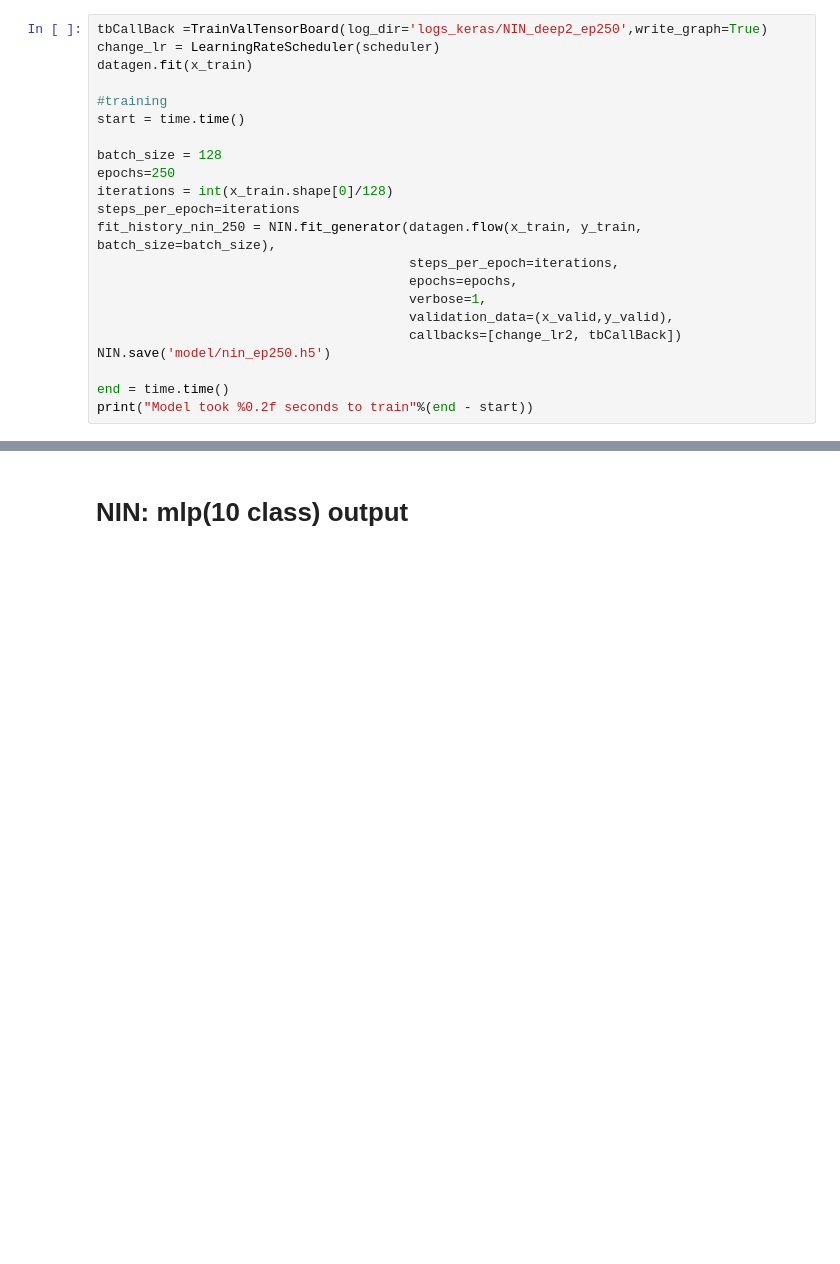
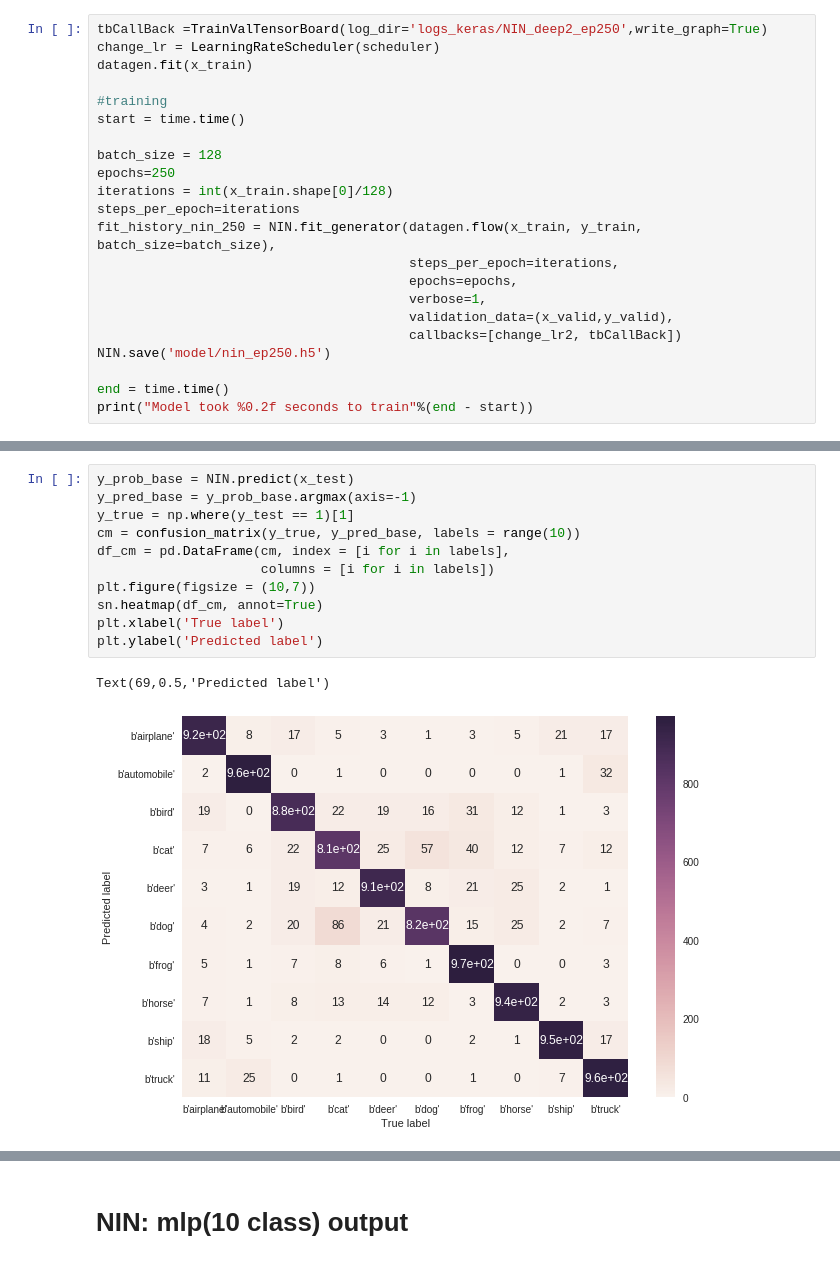
Before and after one commit to wxya2017/GR5242-CIFAR10, a Jupyter notebook: final_model_editted.ipynb, the cells around one changed output, grey strips where cells are left out. Cells and saved outputs as stored; diff of their text form; blank space fills up the shorter version.

```diff
--- a/final_model_editted.ipynb
+++ b/final_model_editted.ipynb
@@ -514 +519,15 @@ print(model.summary())
+# %%
+y_prob_base = NIN.predict(x_test)
+y_pred_base = y_prob_base.argmax(axis=-1)
+y_true = np.where(y_test == 1)[1]
+cm = confusion_matrix(y_true, y_pred_base, labels = range(10))
+df_cm = pd.DataFrame(cm, index = [i for i in labels],
+                     columns = [i for i in labels])
+plt.figure(figsize = (10,7))
+sn.heatmap(df_cm, annot=True)
+plt.xlabel('True label')
+plt.ylabel('Predicted label')
+# %% [output]
+Text(69,0.5,'Predicted label')
+[figure, added]
 # %%
```
Also changed, not shown: parts of 15 cells of this notebook.
